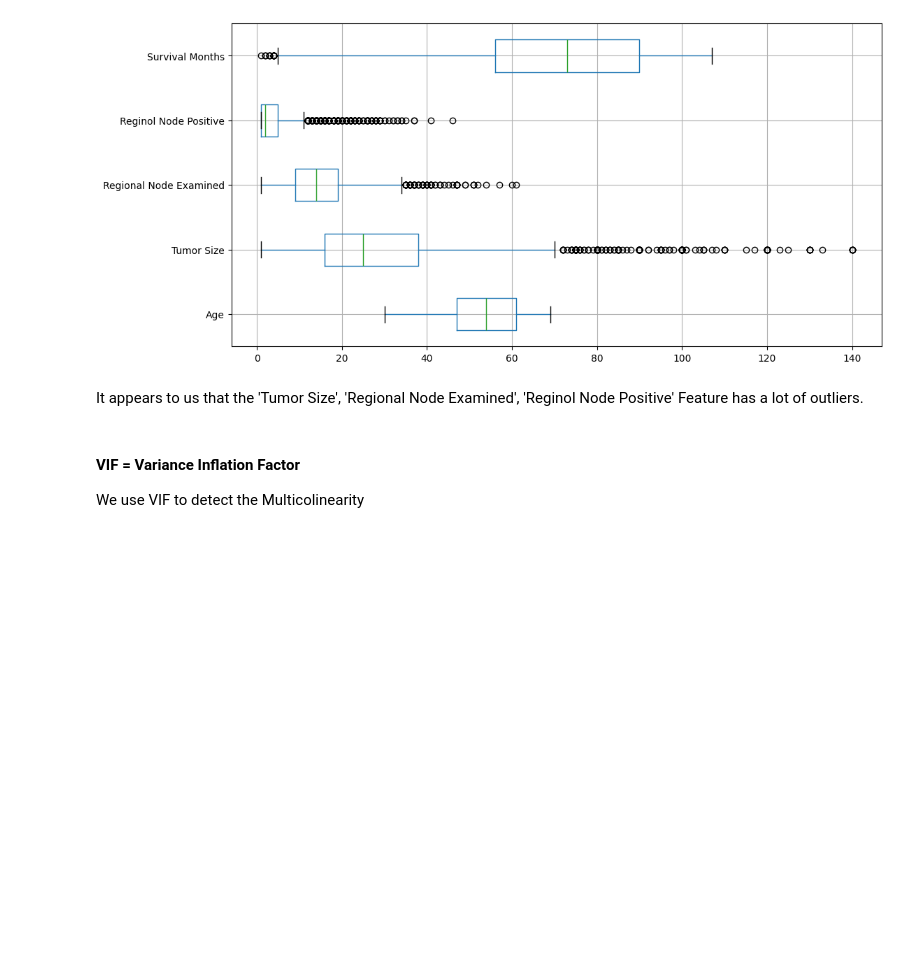
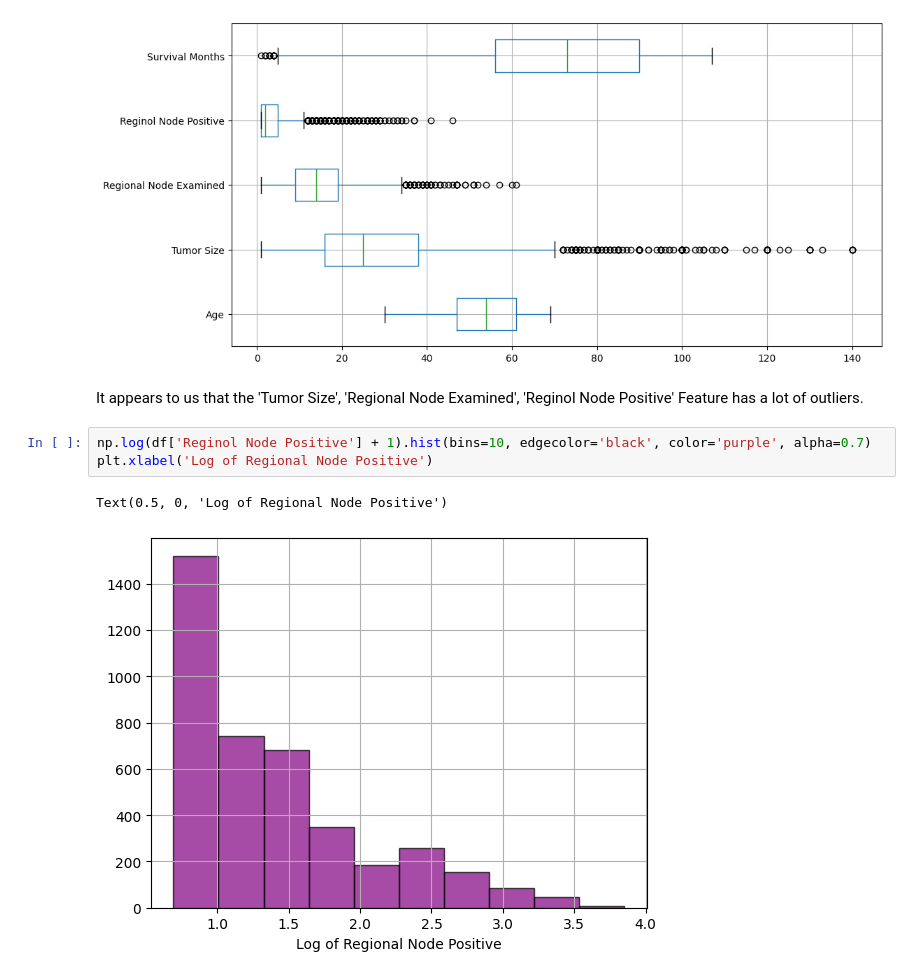
Before and after one commit to lyhengchhen/breast_cancer_detection, a Jupyter notebook: src/eda.ipynb, the cells around one changed output. Saved outputs shown, nothing was run; the diff lists cells and outputs as text; blank space fills up the shorter version.

```diff
--- a/src/eda.ipynb
+++ b/src/eda.ipynb
@@ -223,6 +294,9 @@ plt.show()
 [figure]
 # %% [markdown]
 It appears to us that the 'Tumor Size', 'Regional Node Examined', 'Reginol Node Positive' Feature has a lot of outliers.
-# %% [markdown]
-#### VIF = Variance Inflation Factor
-We use VIF to detect the Multicolinearity
+# %%
+np.log(df['Reginol Node Positive'] + 1).hist(bins=10, edgecolor='black', color='purple', alpha=0.7)
+plt.xlabel('Log of Regional Node Positive')
+# %% [output]
+Text(0.5, 0, 'Log of Regional Node Positive')
+[figure, added]
```
Also changed, not shown: parts of 18 cells of this notebook, 1 other file.
